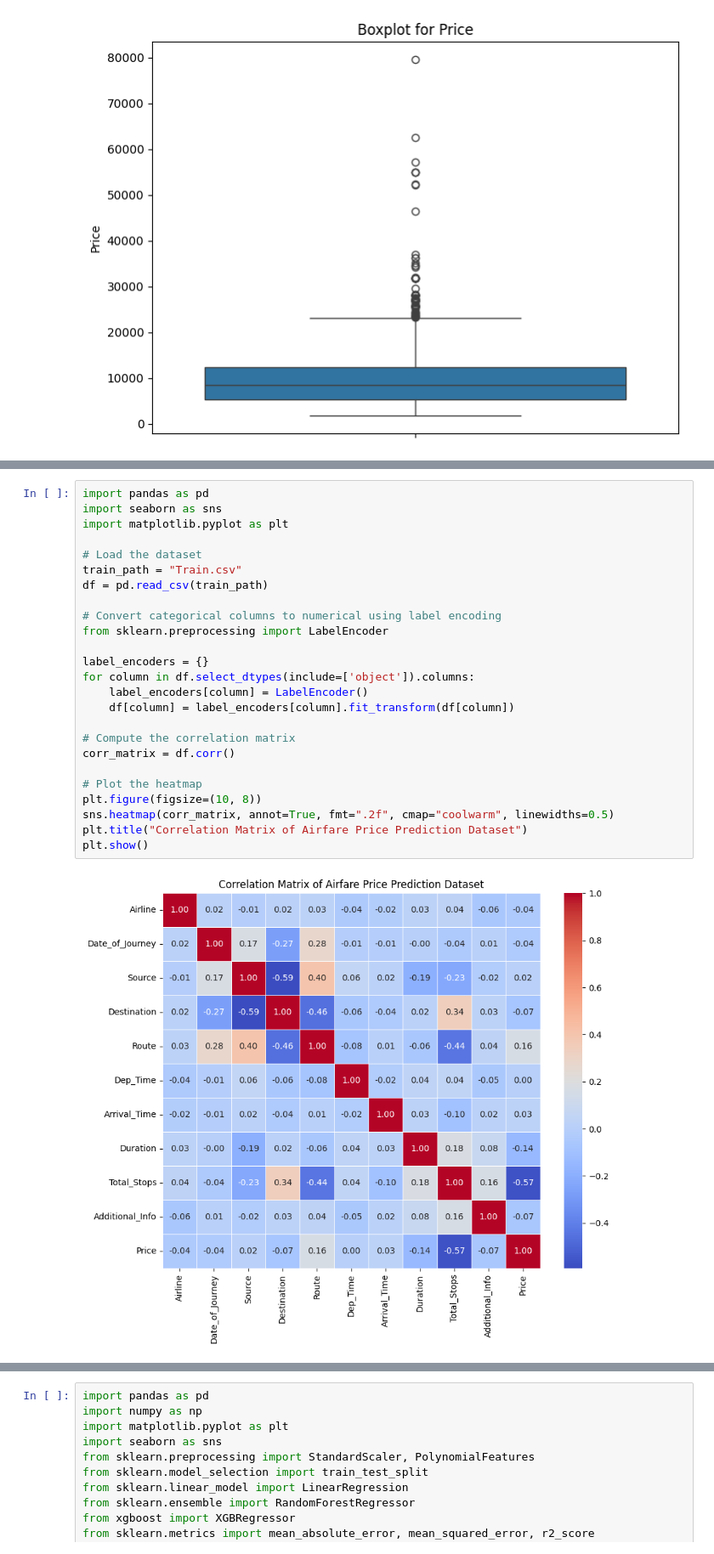
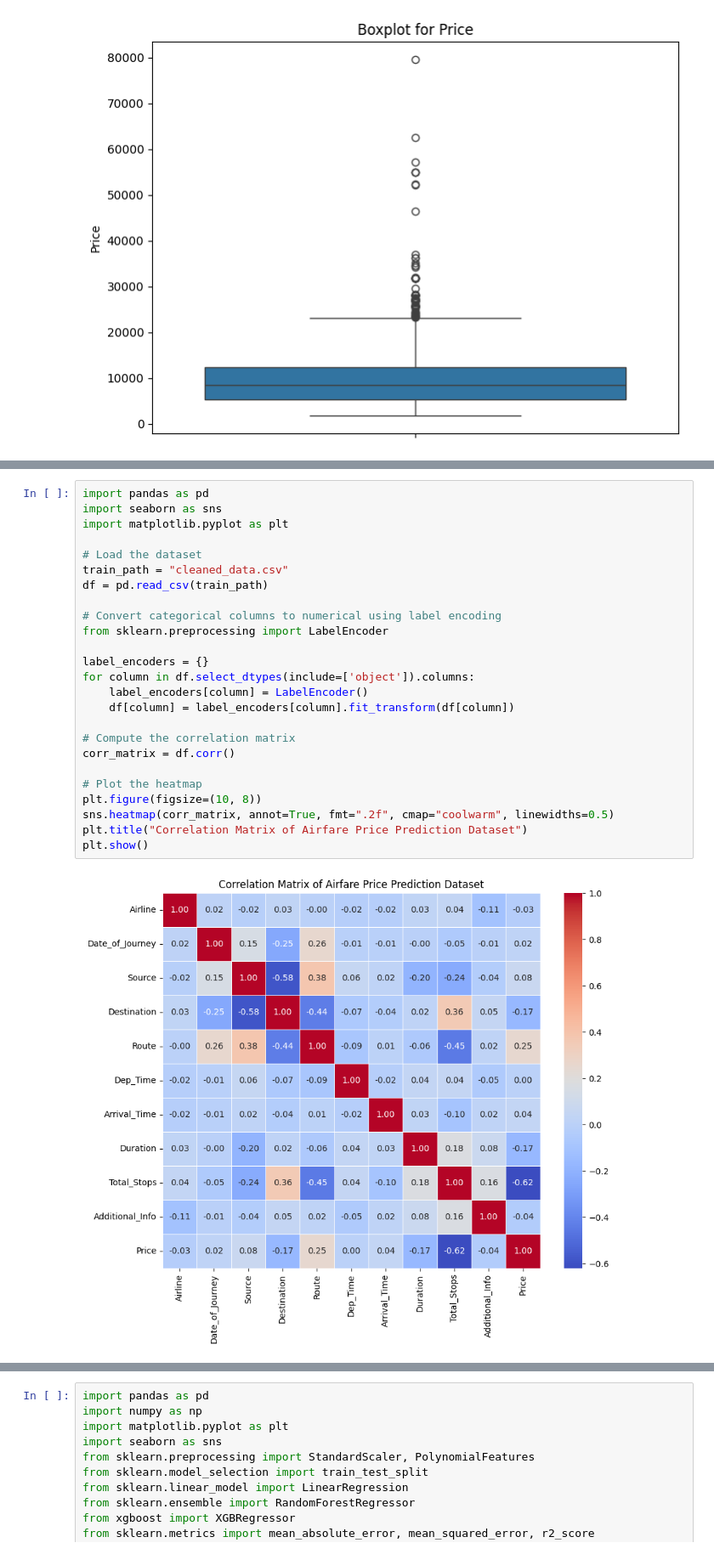
Before and after one commit to JB250101/INFO8665--Airplane, a Jupyter notebook: air.ipynb, the cells around one changed output, grey strips where cells are left out. Shown at 85% size. Drawn from its saved outputs; the diff is of its cells as text.

```diff
--- a/air.ipynb
+++ b/air.ipynb
@@ -109,30 +169,30 @@ combined_data_cleaned = remove_outliers_iqr(combined_data, "Price")
 # %%
 import pandas as pd
 import seaborn as sns
 import matplotlib.pyplot as plt
 
 # Load the dataset
-train_path = "Train.csv"
+train_path = "cleaned_data.csv"
 df = pd.read_csv(train_path)
 
 # Convert categorical columns to numerical using label encoding
 from sklearn.preprocessing import LabelEncoder
 
 label_encoders = {}
 for column in df.select_dtypes(include=['object']).columns:
     label_encoders[column] = LabelEncoder()
     df[column] = label_encoders[column].fit_transform(df[column])
 
 # Compute the correlation matrix
 corr_matrix = df.corr()
 
 # Plot the heatmap
 plt.figure(figsize=(10, 8))
 sns.heatmap(corr_matrix, annot=True, fmt=".2f", cmap="coolwarm", linewidths=0.5)
 plt.title("Correlation Matrix of Airfare Price Prediction Dataset")
 plt.show()
 # %% [output]
-[figure, old version]
+[figure, new version]
 # %%
 import pandas as pd
 import numpy as np
```
Also changed, not shown: parts of 20 cells of this notebook.
